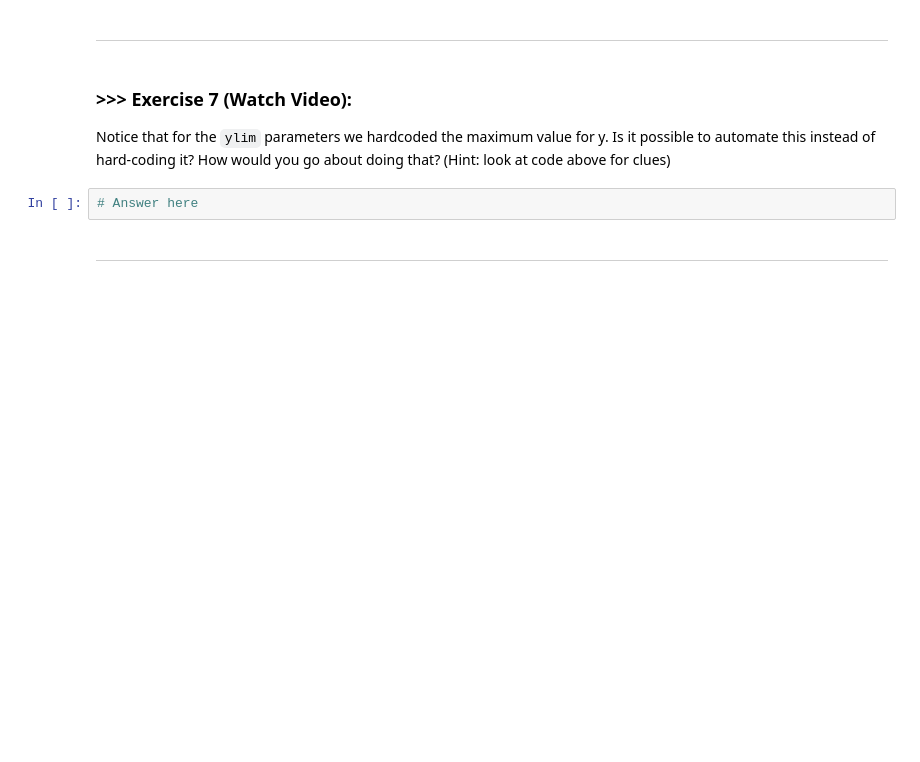
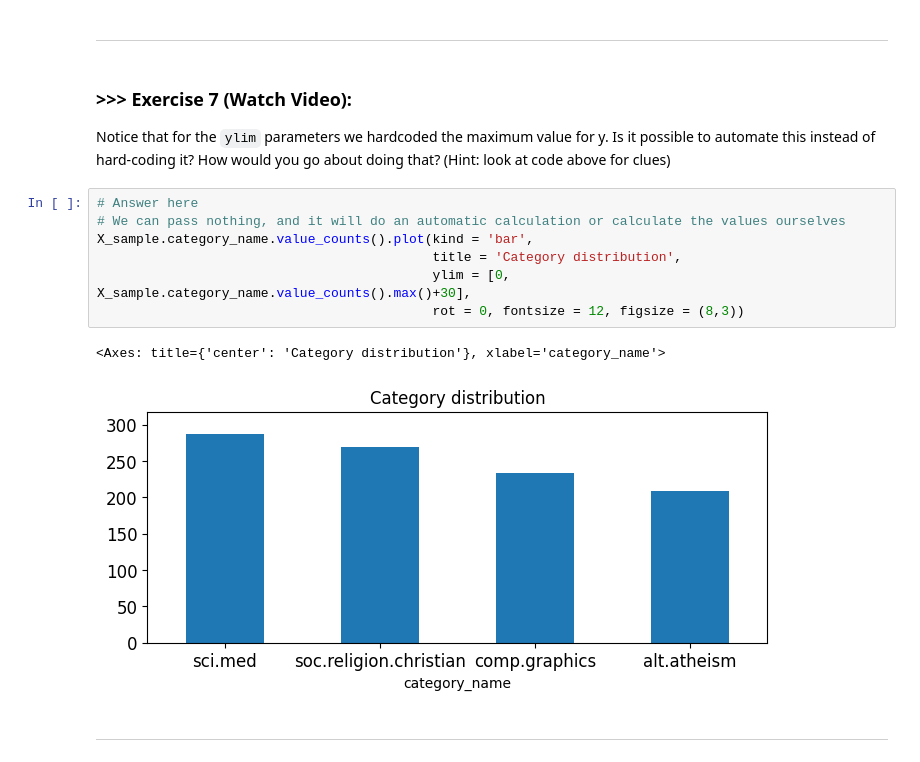
Before and after one commit to MigzAvila/DM2025-Lab1-Exercise, a Jupyter notebook: DM2025-Lab1-Master.ipynb, the cells around one changed output. Drawn from its saved outputs; the diff is of its cells as text; blank space fills up the shorter version.

```diff
--- a/DM2025-Lab1-Master.ipynb
+++ b/DM2025-Lab1-Master.ipynb
@@ -818,8 +775,16 @@
 # %% [markdown]
 ### >>> **Exercise 7 (Watch Video):**
 Notice that for the `ylim` parameters we hardcoded the maximum value for y. Is it possible to automate this instead of hard-coding it? How would you go about doing that? (Hint: look at code above for clues)
-# %%
-# Answer here
+# %%
+# Answer here
+# We can pass nothing, and it will do an automatic calculation or calculate the values ourselves
+X_sample.category_name.value_counts().plot(kind = 'bar',
+                                           title = 'Category distribution',
+                                           ylim = [0, X_sample.category_name.value_counts().max()+30],
+                                           rot = 0, fontsize = 12, figsize = (8,3))
+# %% [output]
+<Axes: title={'center': 'Category distribution'}, xlabel='category_name'>
+[figure, added]
 # %% [markdown]
 ---
 # %% [markdown]
```
Also changed, not shown: parts of 19 cells of this notebook.
